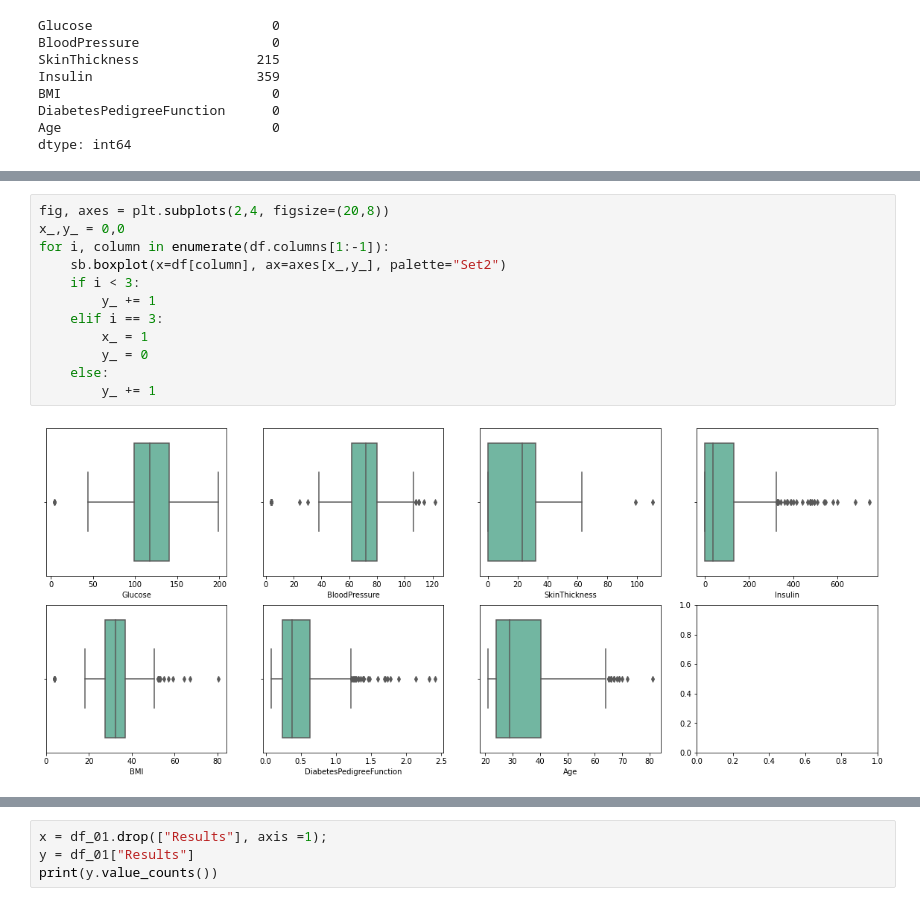
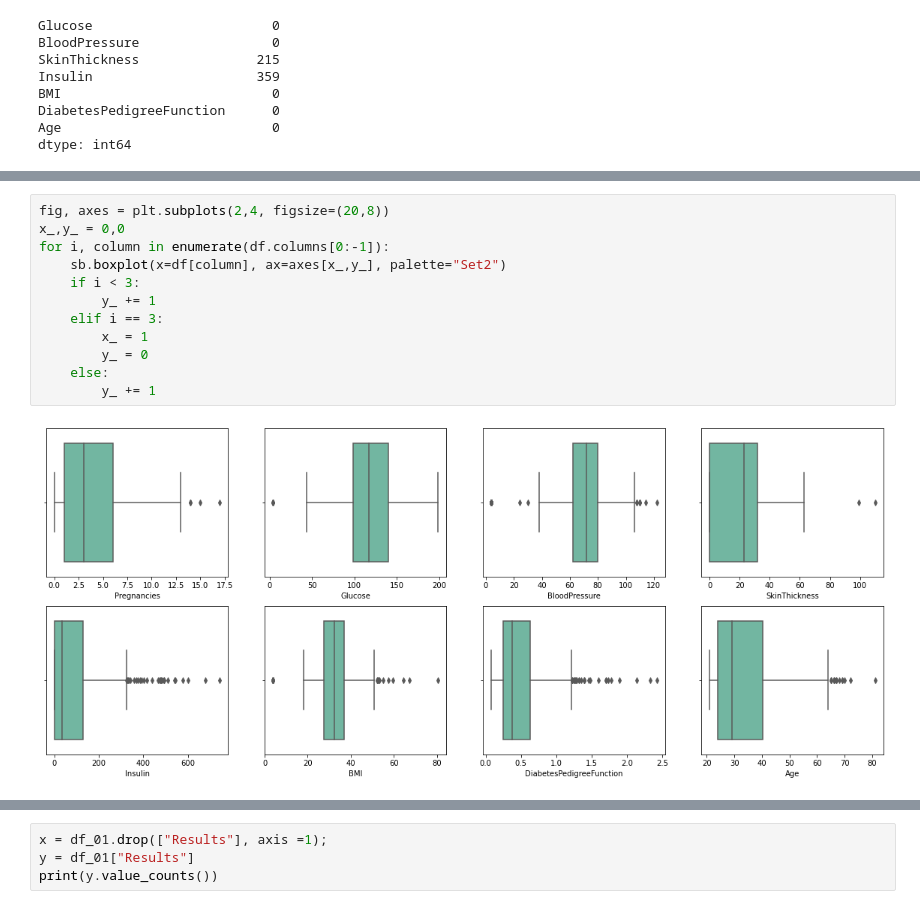
Before and after one commit to pradeepdharmasena/ML_models_Research, a Jupyter notebook: Diabetics_Clinical/models/model_01.ipynb, the cells around one changed output, grey strips where cells are left out. Cells and saved outputs as stored; diff of their text form.

```diff
--- a/Diabetics_Clinical/models/model_01.ipynb
+++ b/Diabetics_Clinical/models/model_01.ipynb
@@ -91,14 +128,14 @@ dtype: int64
 # %%
 fig, axes = plt.subplots(2,4, figsize=(20,8))
 x_,y_ = 0,0
-for i, column in enumerate(df.columns[1:-1]):
+for i, column in enumerate(df.columns[0:-1]):
     sb.boxplot(x=df[column], ax=axes[x_,y_], palette="Set2")
     if i < 3:
         y_ += 1
     elif i == 3:
         x_ = 1
         y_ = 0
     else:
         y_ += 1
 # %% [output]
-[figure, old version]
+[figure, new version]
```
Also changed, not shown: parts of 16 cells of this notebook, 44 other files.
